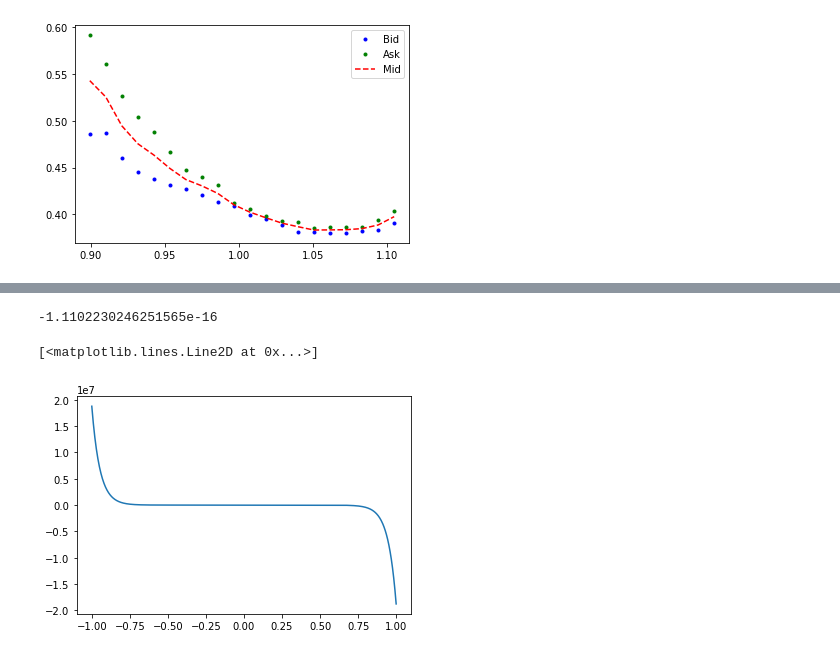
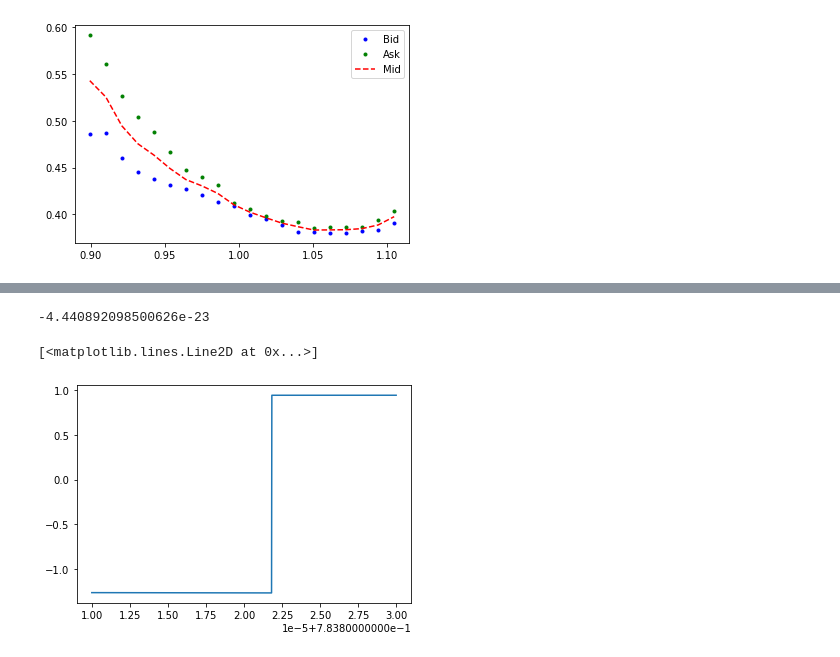
Before and after one commit to coolejungenhihi/volsurface_Sinkhorn, a Jupyter notebook: VolSurface_Sinkhorn.ipynb, the cells around one changed output, grey strips where cells are left out. Saved outputs shown, nothing was run; the diff lists cells and outputs as text; code cells hidden in the pictures.

```diff
--- a/VolSurface_Sinkhorn.ipynb
+++ b/VolSurface_Sinkhorn.ipynb
@@ -205,15 +294,15 @@ for s1 in X1:
 # %%
 s1 = S0
 K1, K2 = S0 - 20, S0 + 20
 sigma = sigma0*s1**beta*np.sqrt(t1)
 A, B = (K1-s1)/sigma, (K2-s1)/sigma
-aa = np.linspace(-1,1,1000)
+aa = np.linspace(0.78381,0.78383,1000)
 V = np.zeros(numK)
-g = lambda theta: I_h(theta,V,s1,K1,K2,sigma0,beta,0,t1)
+g = lambda theta: I_h(theta,V,s1,K1,K2,sigma0,beta,0,t1)/1e7
 g_ = np.vectorize(g)
 print(g_(0))
 plt.plot(aa,g_(aa))
 # %% [output]
--1.1102230246251565e-16
+-4.440892098500626e-23
 [<matplotlib.lines.Line2D at 0x...>]
-[figure, old version]
+[figure, new version]
```
Also changed, not shown: parts of 12 cells of this notebook.
